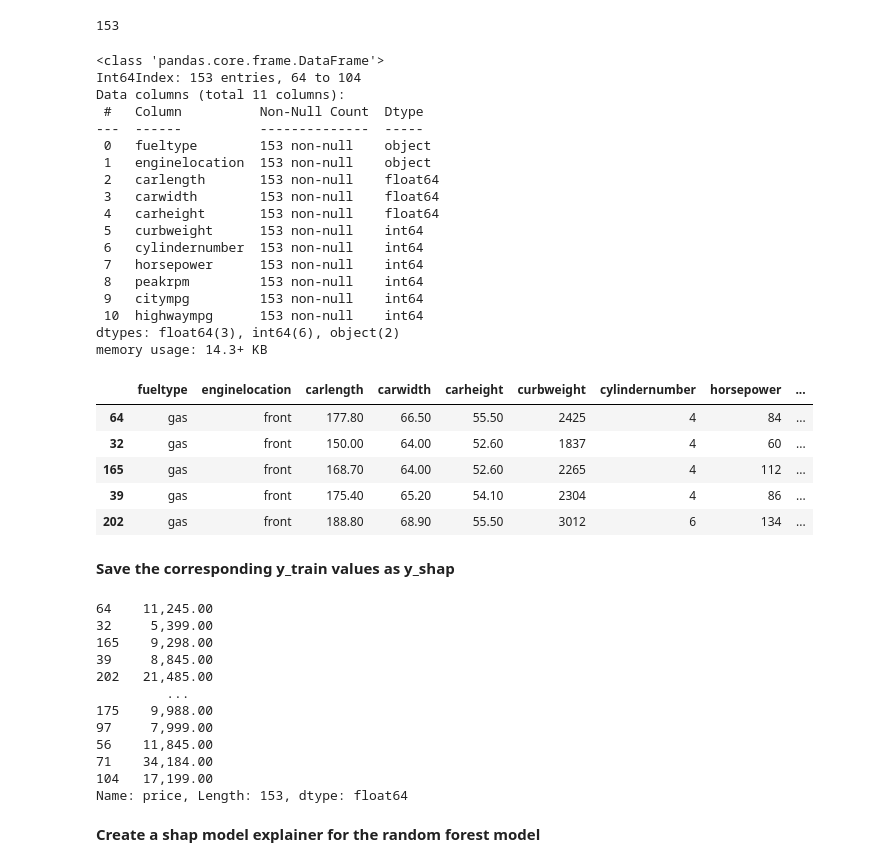
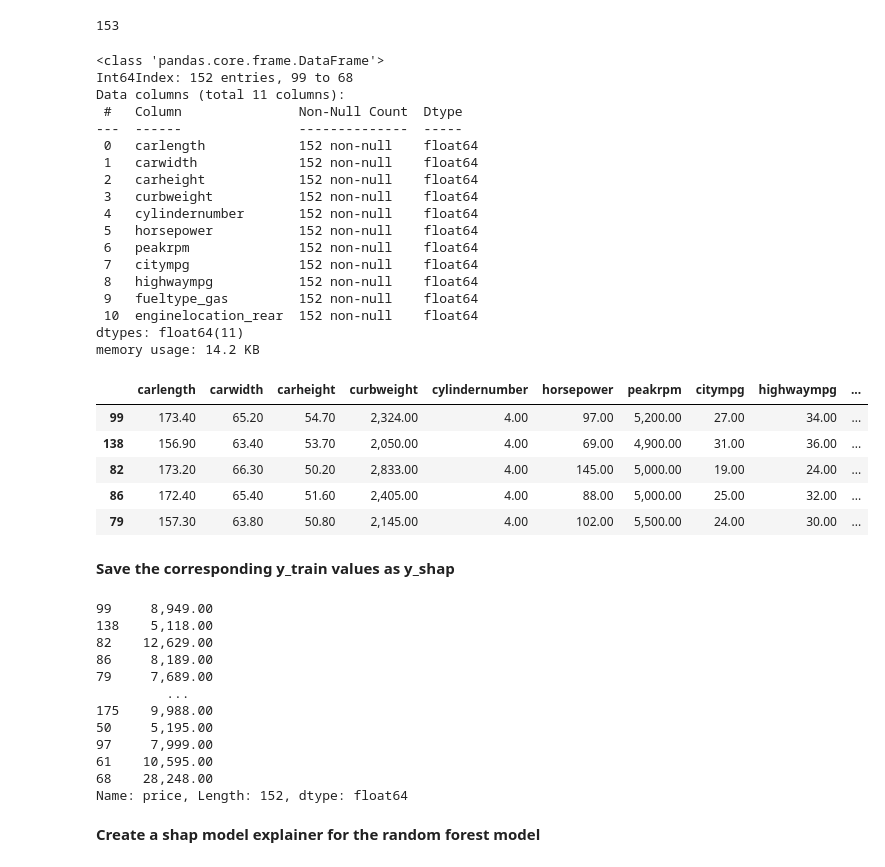
Before and after one commit to kellianneyang/data-visualization-practice, a Jupyter notebook: Mock Belt Exam - Data Visualization Stack.ipynb, the cells around one changed output. Drawn from its saved outputs; the diff is of its cells as text; code cells hidden in the pictures.

```diff
--- a/Mock Belt Exam - Data Visualization Stack.ipynb
+++ b/Mock Belt Exam - Data Visualization Stack.ipynb
@@ -313,0 +326,5 @@ def plot_importance(importances, top_n=None,  figsize=(8,6)):
+# %%
+# see if this makes a difference
+RandomForestRegressor.fit(X_train_proc, y_train)
+# or:
+# RandomForestRegressor.fit(X_train, y_train)
@@ -357,37 +376,37 @@ len(X_train)
 # %% [output]
 153
 # %%
-X_shap = shap.sample(X_train,
-                     nsamples = 500,
+X_shap = shap.sample(X_train_proc,
+                     nsamples = 152,
                      random_state = 321)
 # check
 X_shap.info()
 X_shap.head()
 # %% [output]
 <class 'pandas.core.frame.DataFrame'>
-Int64Index: 153 entries, 64 to 104
+Int64Index: 152 entries, 99 to 68
 Data columns (total 11 columns):
- #   Column          Non-Null Count  Dtype
----  ------          --------------  -----
- 0   fueltype        153 non-null    object
- 1   enginelocation  153 non-null    object
- 2   carlength       153 non-null    float64
- 3   carwidth        153 non-null    float64
- 4   carheight       153 non-null    float64
- 5   curbweight      153 non-null    int64
- 6   cylindernumber  153 non-null    int64
- 7   horsepower      153 non-null    int64
- 8   peakrpm         153 non-null    int64
- 9   citympg         153 non-null    int64
- 10  highwaympg      153 non-null    int64
-dtypes: float64(3), int64(6), object(2)
-memory usage: 14.3+ KB
+ #   Column               Non-Null Count  Dtype
+---  ------               --------------  -----
+ 0   carlength            152 non-null    float64
+ 1   carwidth             152 non-null    float64
+ 2   carheight            152 non-null    float64
+ 3   curbweight           152 non-null    float64
+ 4   cylindernumber       152 non-null    float64
+ 5   horsepower           152 non-null    float64
+ 6   peakrpm              152 non-null    float64
+ 7   citympg              152 non-null    float64
+ 8   highwaympg           152 non-null    float64
+ 9   fueltype_gas         152 non-null    float64
+ 10  enginelocation_rear  152 non-null    float64
+dtypes: float64(11)
+memory usage: 14.2 KB
-|  | fueltype | enginelocation | carlength | carwidth | carheight | curbweight | cylindernumber | horsepower | ... |
-| 64 | gas | front | 177.80 | 66.50 | 55.50 | 2425 | 4 | 84 | ... |
-| 32 | gas | front | 150.00 | 64.00 | 52.60 | 1837 | 4 | 60 | ... |
-| 165 | gas | front | 168.70 | 64.00 | 52.60 | 2265 | 4 | 112 | ... |
-| 39 | gas | front | 175.40 | 65.20 | 54.10 | 2304 | 4 | 86 | ... |
-| 202 | gas | front | 188.80 | 68.90 | 55.50 | 3012 | 6 | 134 | ... |
+|  | carlength | carwidth | carheight | curbweight | cylindernumber | horsepower | peakrpm | citympg | highwaympg | ... |
+| 99 | 173.40 | 65.20 | 54.70 | 2,324.00 | 4.00 | 97.00 | 5,200.00 | 27.00 | 34.00 | ... |
+| 138 | 156.90 | 63.40 | 53.70 | 2,050.00 | 4.00 | 69.00 | 4,900.00 | 31.00 | 36.00 | ... |
+| 82 | 173.20 | 66.30 | 50.20 | 2,833.00 | 4.00 | 145.00 | 5,000.00 | 19.00 | 24.00 | ... |
+| 86 | 172.40 | 65.40 | 51.60 | 2,405.00 | 4.00 | 88.00 | 5,000.00 | 25.00 | 32.00 | ... |
+| 79 | 157.30 | 63.80 | 50.80 | 2,145.00 | 4.00 | 102.00 | 5,500.00 | 24.00 | 30.00 | ... |
 # %% [markdown]
 **Save the corresponding y_train values as y_shap**
 # %%
@@ -396,18 +415,18 @@ y_shap = y_train.loc[X_shap.index]
 # check
 y_shap
 # %% [output]
-64    11,245.00
-32     5,399.00
-165    9,298.00
-39     8,845.00
-202   21,485.00
+99     8,949.00
+138    5,118.00
+82    12,629.00
+86     8,189.00
+79     7,689.00
          ...
 175    9,988.00
+50     5,195.00
 97     7,999.00
-56    11,845.00
-71    34,184.00
-104   17,199.00
-Name: price, Length: 153, dtype: float64
+61    10,595.00
+68    28,248.00
+Name: price, Length: 152, dtype: float64
 # %% [markdown]
 **Create a shap model explainer for the random forest model**
 # %%
```
Also changed, not shown: parts of 9 cells of this notebook.
